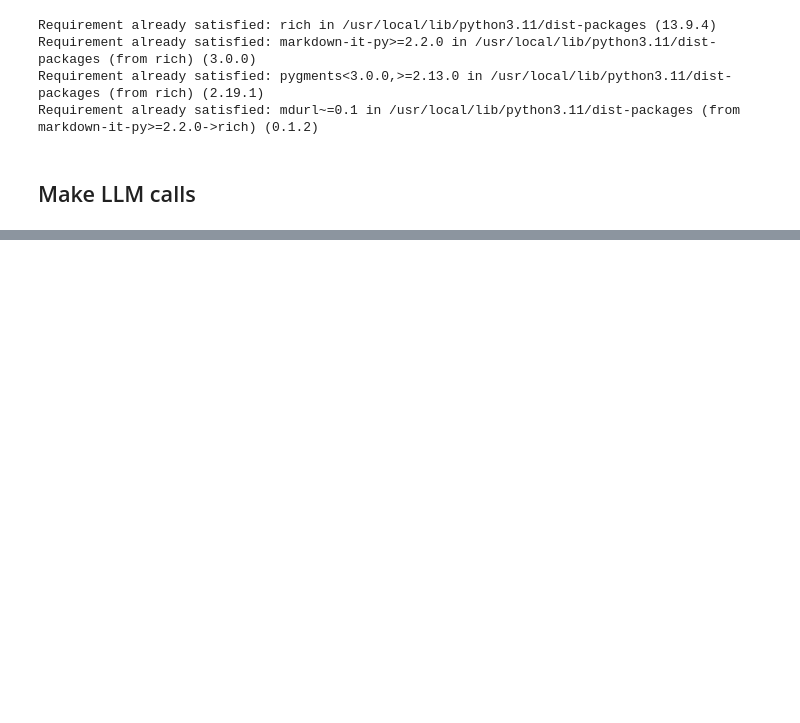
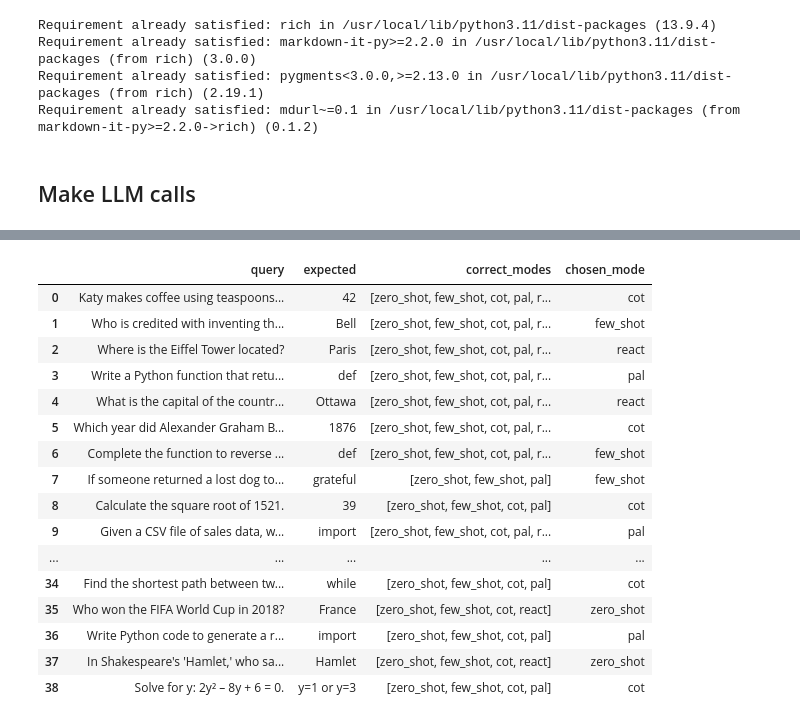
Before and after one commit to casualcomputer/llm_google_colab, a Jupyter notebook: llm_tracing.ipynb, the cells around one changed output, grey strips where cells are left out. Drawn from its saved outputs; the diff is of its cells as text; code cells hidden in the pictures; blank space fills up the shorter version.

```diff
--- a/llm_tracing.ipynb
+++ b/llm_tracing.ipynb
@@ -605,0 +682,64 @@ react → Canberra, with an estimated population of 473,855 as of June 2024.
+# %%
+# 1. Synthetic Dataset Definition
+data = [
+    {"query": "Katy makes coffee using teaspoons of sugar and cups of water in the ratio of 7:13. If she used a total of 120 parts, how many teaspoons of sugar did she use?", "expected": "42", "correct_modes": ["zero_shot", "few_shot", "cot", "pal", "react"], "chosen_mode": "cot"},
+    {"query": "Who is credited with inventing the telephone?", "expected": "Bell", "correct_modes": ["zero_shot", "few_shot", "cot", "pal", "react"], "chosen_mode": "few_shot"},
+    {"query": "Where is the Eiffel Tower located?", "expected": "Paris", "correct_modes": ["zero_shot", "few_shot", "cot", "pal", "react"], "chosen_mode": "react"},
+    {"query": "Write a Python function that returns the nth Fibonacci number.", "expected": "def", "correct_modes": ["zero_shot", "few_shot", "cot", "pal", "react"], "chosen_mode": "pal"},
+    {"query": "What is the capital of the country whose flag features a maple leaf?", "expected": "Ottawa", "correct_modes": ["zero_shot", "few_shot", "cot", "pal", "react"], "chosen_mode": "react"},
+    {"query": "Which year did Alexander Graham Bell receive his patent for the telephone?", "expected": "1876", "correct_modes": ["zero_shot", "few_shot", "cot", "pal", "react"], "chosen_mode": "cot"},
+    {"query": "Complete the function to reverse a list in Python.", "expected": "def", "correct_modes": ["zero_shot", "few_shot", "cot", "pal", "react"], "chosen_mode": "few_shot"},
+    {"query": "If someone returned a lost dog to its owner, how would the owner feel?", "expected": "grateful", "correct_modes": ["zero_shot", "few_shot", "pal"], "chosen_mode": "few_shot"},
+    {"query": "Calculate the square root of 1521.", "expected": "39", "correct_modes": ["zero_shot", "few_shot", "cot", "pal"], "chosen_mode": "cot"},
+    {"query": "Given a CSV file of sales data, write Python code to compute the total revenue.", "expected": "import", "correct_modes": ["zero_shot", "few_shot", "cot", "pal", "react"], "chosen_mode": "pal"},
+    {"query": "In a conversation, 'Give me directions to the nearest bakery,' what is the user’s intent?", "expected": "intent", "correct_modes": ["zero_shot", "few_shot", "cot"], "chosen_mode": "few_shot"},
+    {"query": "According to the latest NASA press release, what is the name of their newest Mars rover?", "expected": "Perseverance", "correct_modes": ["react"], "chosen_mode": "react"},
+    {"query": "Solve for x: 3x + 7 = 22.", "expected": "5", "correct_modes": ["zero_shot", "few_shot", "cot"], "chosen_mode": "cot"},
+    {"query": "Translate the following English sentence to French: 'The quick brown fox jumps over the lazy dog.'", "expected": "rapide", "correct_modes": ["zero_shot", "few_shot"], "chosen_mode": "few_shot"},
+    {"query": "Which library in Python is most commonly used for data manipulation with DataFrames?", "expected": "pandas", "correct_modes": ["zero_shot", "few_shot", "cot", "react"], "chosen_mode": "zero_shot"},
+    {"query": "How many minutes are there in 3.5 hours?", "expected": "210", "correct_modes": ["zero_shot", "few_shot", "cot", "pal"], "chosen_mode": "cot"},
+    {"query": "Write a SQL query to select all customers from New York from a 'customers' table.", "expected": "SELECT", "correct_modes": ["zero_shot", "few_shot", "pal"], "chosen_mode": "pal"},
+    {"query": "Who painted the Mona Lisa?", "expected": "da Vinci", "correct_modes": ["zero_shot", "few_shot", "cot", "pal", "react"], "chosen_mode": "zero_shot"},
+    {"query": "Explain why the sky appears red at sunset.", "expected": "Rayleigh", "correct_modes": ["zero_shot", "few_shot", "cot", "react"], "chosen_mode": "cot"},
+    {"query": "Compute the factorial of 7 using Python.", "expected": "factorial(7)", "correct_modes": ["zero_shot", "few_shot", "cot", "pal", "react"], "chosen_mode": "pal"},
+    {"query": "What is the boiling point of water at sea level in Celsius?", "expected": "100°C", "correct_modes": ["zero_shot", "few_shot", "cot", "pal", "react"], "chosen_mode": "zero_shot"},
+    {"query": "Who wrote 'Pride and Prejudice'?", "expected": "Austen", "correct_modes": ["zero_shot", "few_shot", "cot", "react"], "chosen_mode": "few_shot"},
+    {"query": "What is the GDP of Nigeria in 2020 (in billions)?", "expected": "432", "correct_modes": ["zero_shot", "few_shot", "cot", "pal", "react"], "chosen_mode": "react"},
+    {"query": "Solve the integral ∫ (2x³ + 3x²) dx.", "expected": "½x⁴ + x³", "correct_modes": ["zero_shot", "few_shot", "cot", "pal"], "chosen_mode": "cot"},
+    {"query": "Write a bash command to list all files in the current directory.", "expected": "ls", "correct_modes": ["zero_shot", "few_shot", "pal"], "chosen_mode": "zero_shot"},
+    {"query": "Translate 'Good morning, how are you?' to Spanish.", "expected": "Buenos", "correct_modes": ["zero_shot", "few_shot"], "chosen_mode": "few_shot"},
+    {"query": "What is the capital city of Australia?", "expected": "Canberra", "correct_modes": ["zero_shot", "few_shot", "cot", "pal", "react"], "chosen_mode": "zero_shot"},
+    {"query": "Given a list of integers, write Python code to return only the even numbers.", "expected": "def", "correct_modes": ["zero_shot", "few_shot", "cot", "pal", "react"], "chosen_mode": "pal"},
+    {"query": "Which planet in our solar system has the most moons?", "expected": "Jupiter", "correct_modes": ["zero_shot", "few_shot", "cot", "pal", "react"], "chosen_mode": "react"},
+    {"query": "If a car travels at 60 mph, how far will it travel in 2.5 hours?", "expected": "150", "correct_modes": ["zero_shot", "few_shot", "cot", "pal"], "chosen_mode": "cot"},
+    {"query": "Who is the author of '1984' and in what year was it first published?", "expected": "Orwell", "correct_modes": ["zero_shot", "few_shot", "cot", "pal", "react"], "chosen_mode": "few_shot"},
+    {"query": "Create a JavaScript function to check if a string is a palindrome.", "expected": "function", "correct_modes": ["zero_shot", "few_shot", "cot", "pal", "react"], "chosen_mode": "pal"},
+    {"query": "What is the chemical symbol for gold?", "expected": "Au", "correct_modes": ["zero_shot", "few_shot", "cot"], "chosen_mode": "zero_shot"},
+    {"query": "Explain the difference between supervised and unsupervised learning.", "expected": "labeled", "correct_modes": ["zero_shot", "few_shot", "cot", "react"], "chosen_mode": "cot"},
+    {"query": "Find the shortest path between two nodes in a graph using pseudocode.", "expected": "while", "correct_modes": ["zero_shot", "few_shot", "cot", "pal"], "chosen_mode": "cot"},
+    {"query": "Who won the FIFA World Cup in 2018?", "expected": "France", "correct_modes": ["zero_shot", "few_shot", "cot", "react"], "chosen_mode": "zero_shot"},
+    {"query": "Write Python code to generate a random integer between 1 and 100.", "expected": "import", "correct_modes": ["zero_shot", "few_shot", "cot", "pal"], "chosen_mode": "pal"},
+    {"query": "In Shakespeare's 'Hamlet,' who says 'To be, or not to be'?", "expected": "Hamlet", "correct_modes": ["zero_shot", "few_shot", "cot", "react"], "chosen_mode": "zero_shot"},
+    {"query": "Solve for y: 2y² – 8y + 6 = 0.", "expected": "y=1 or y=3", "correct_modes": ["zero_shot", "few_shot", "cot", "pal"], "chosen_mode": "cot"}
+]
+
+df = pd.DataFrame(data)
+df
+# %% [output]
+|  | query | expected | correct_modes | chosen_mode |
+| 0 | Katy makes coffee using teaspoons... | 42 | [zero_shot, few_shot, cot, pal, r... | cot |
+| 1 | Who is credited with inventing th... | Bell | [zero_shot, few_shot, cot, pal, r... | few_shot |
+| 2 | Where is the Eiffel Tower located? | Paris | [zero_shot, few_shot, cot, pal, r... | react |
+| 3 | Write a Python function that retu... | def | [zero_shot, few_shot, cot, pal, r... | pal |
+| 4 | What is the capital of the countr... | Ottawa | [zero_shot, few_shot, cot, pal, r... | react |
+| 5 | Which year did Alexander Graham B... | 1876 | [zero_shot, few_shot, cot, pal, r... | cot |
+| 6 | Complete the function to reverse ... | def | [zero_shot, few_shot, cot, pal, r... | few_shot |
+| 7 | If someone returned a lost dog to... | grateful | [zero_shot, few_shot, pal] | few_shot |
+| 8 | Calculate the square root of 1521. | 39 | [zero_shot, few_shot, cot, pal] | cot |
+| 9 | Given a CSV file of sales data, w... | import | [zero_shot, few_shot, cot, pal, r... | pal |
+| ... | ... | ... | ... | ... |
+| 34 | Find the shortest path between tw... | while | [zero_shot, few_shot, cot, pal] | cot |
+| 35 | Who won the FIFA World Cup in 2018? | France | [zero_shot, few_shot, cot, react] | zero_shot |
+| 36 | Write Python code to generate a r... | import | [zero_shot, few_shot, cot, pal] | pal |
+| 37 | In Shakespeare's 'Hamlet,' who sa... | Hamlet | [zero_shot, few_shot, cot, react] | zero_shot |
+| 38 | Solve for y: 2y² – 8y + 6 = 0. | y=1 or y=3 | [zero_shot, few_shot, cot, pal] | cot |
```
Also changed, not shown: parts of 34 cells of this notebook.
